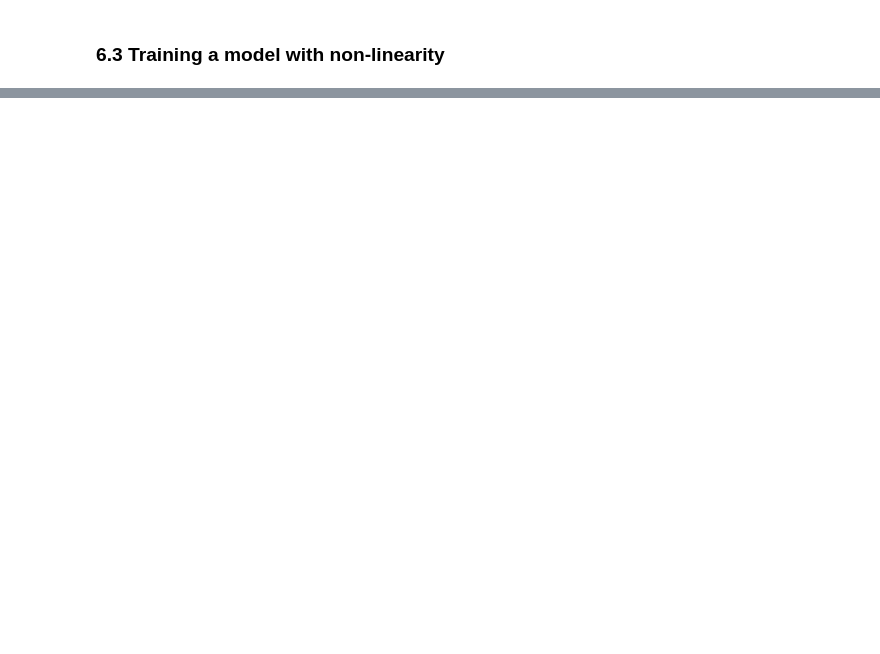
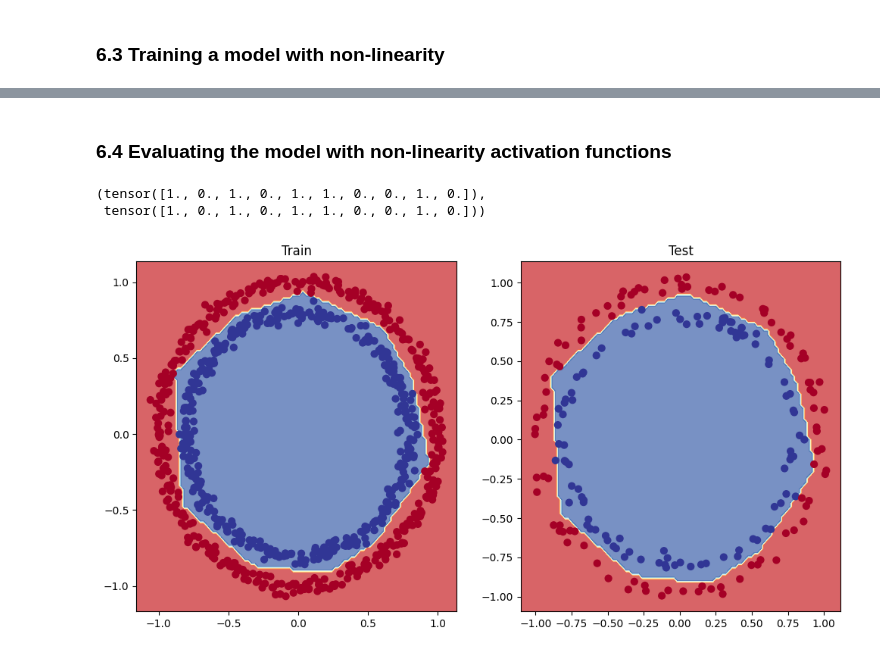
Before and after one commit to OkanHollanderDM/DeepLearning_PyTorch, a Jupyter notebook: 02_neural_network_classification_with_pytorch.ipynb, the cells around one changed output, grey strips where cells are left out. Saved outputs shown, nothing was run; the diff lists cells and outputs as text; code cells hidden in the pictures; blank space fills up the shorter version.

Commit message:
making predictions with and evaluating our first non-linear model

```diff
--- a/02_neural_network_classification_with_pytorch.ipynb
+++ b/02_neural_network_classification_with_pytorch.ipynb
@@ -759,12 +759,13 @@ class CircleModelV2(nn.Module):
         super().__init__()
         self.fc1 = nn.Linear(in_features=2, out_features=10)
         self.fc2 = nn.Linear(in_features=10, out_features=10)
-        self.fc3 = nn.Linear(in_features=10, out_features=1)
+        self.fc3 = nn.Linear(in_features=10, out_features=10)
+        self.fc4 = nn.Linear(in_features=10, out_features=1)
         self.relu = nn.ReLU() # relu is a non-linear activation function
 
     def forward(self, X):
         # Where should we pass our non-linear activation function?
-        return self.fc3(self.relu(self.fc2(self.relu(self.fc1(X)))))
+        return self.fc4(self.relu(self.fc3(self.relu(self.fc2(self.relu(self.fc1(X)))))))
 
 model_3 = CircleModelV2().to(device)
 model_3
@@ -784,7 +786,7 @@ optimizer = torch.optim.SGD(params=model_3.parameters(), lr=0.01)
 # %%
 # Random seed
 torch.manual_seed(42)
-epochs = 1000
+epochs = 10000
 
 # Put the data to target device
 X_train, y_train = X_train.to(device), y_train.to(device)
@@ -828,6 +830,6 @@ for epoch in range(epochs):
                                    y_pred=y_test_pred)
 
     # Print the metrics
-    if epoch % 100 == 0:
+    if epoch % 1000 == 0:
         print(f"Epoch {epoch} => Training Loss: {loss:.4f}, Training Accuracy: {acc:.2f}%, Test Loss: {test_loss:.4f}, Test Accuracy: {test_acc:.2f}%")
 # %% [output]
@@ -843,0 +846,24 @@ Epoch 900 => Training Loss: 0.6899, Training Accuracy: 51.25%, Test Loss: 0.6879
+# %% [markdown]
+### 6.4 Evaluating the model with non-linearity activation functions
+# %%
+# Make predictions
+model_3.eval()
+
+with torch.inference_mode():
+    y_preds = torch.round(torch.sigmoid(model_3(X_test))).squeeze()
+y_preds[:10], y_test[:10]
+# %% [output]
+(tensor([1., 0., 1., 0., 1., 1., 0., 0., 1., 0.]),
+ tensor([1., 0., 1., 0., 1., 1., 0., 0., 1., 0.]))
+# %%
+# Plot descision boundary
+plt.figure(figsize=(12, 6))
+plt.subplot(1, 2, 1)
+plt.title("Train")
+plot_decision_boundary(model=model_3, X=X_train, y=y_train)
+plt.subplot(1, 2, 2)
+plt.title("Test")
+plot_decision_boundary(model=model_3, X=X_test, y=y_test)
+plt.show()
+# %% [output]
+[figure, added]
```
Also changed, not shown: parts of 2 cells of this notebook.
